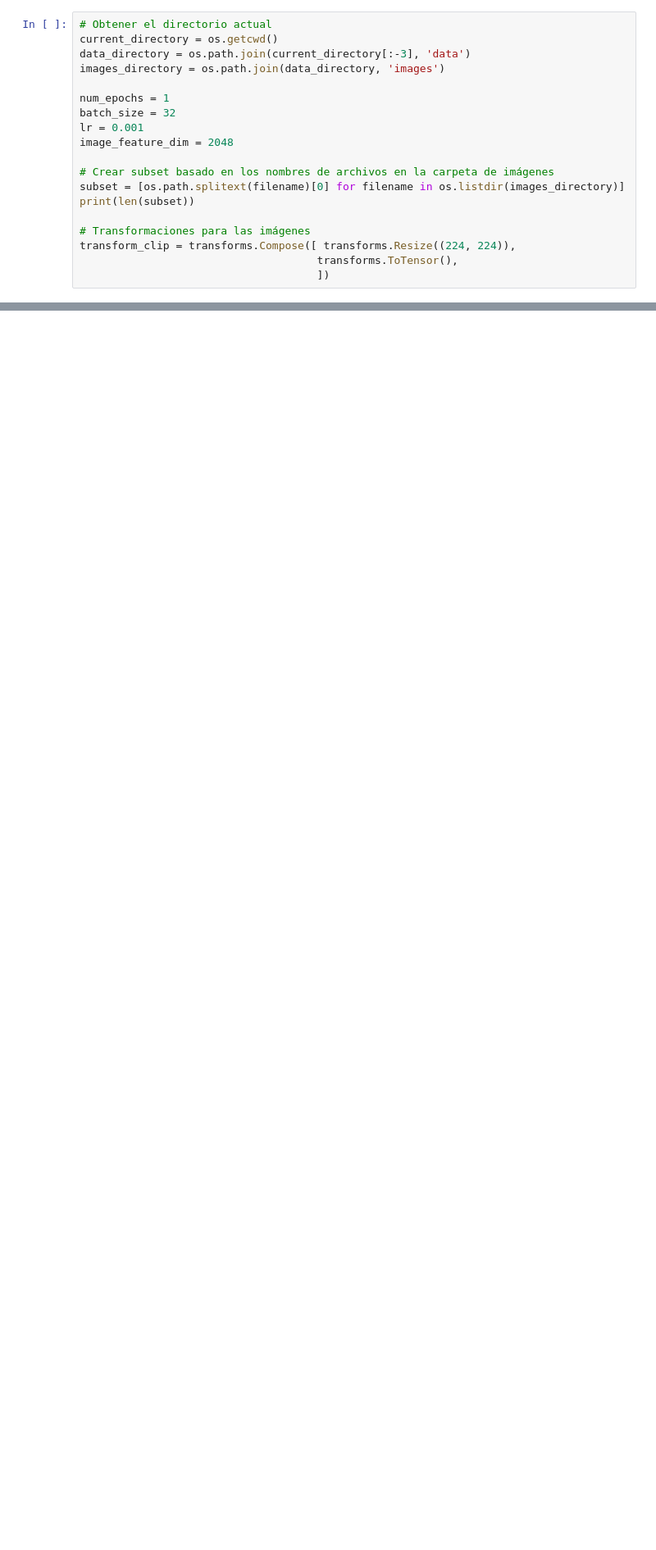
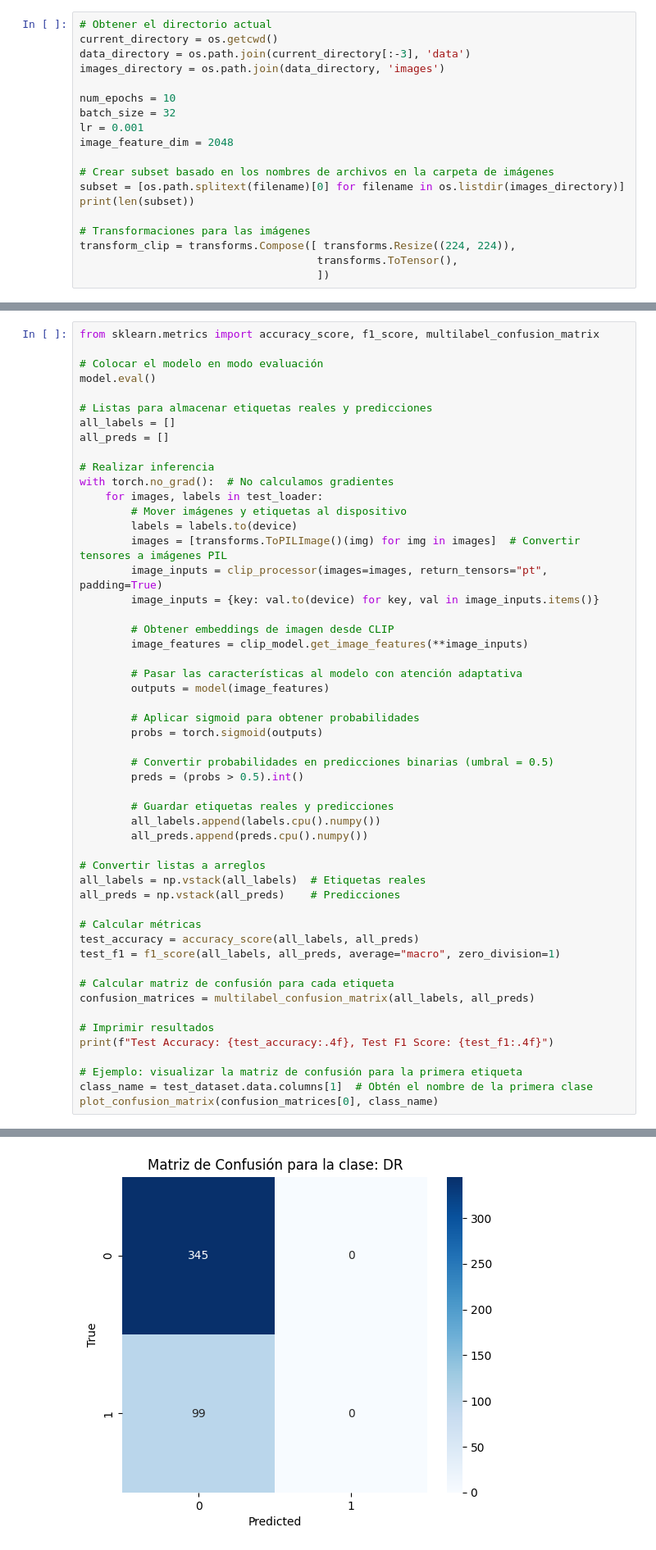
Before and after one commit to nxost/Transformer_AdapAttention, a Jupyter notebook: src/model_clip2.ipynb, the cells around one changed output, grey strips where cells are left out. Shown: that part at 82% size. Drawn from its saved outputs; the diff is of its cells as text; blank space fills up the shorter version.

```diff
--- a/src/model_clip2.ipynb
+++ b/src/model_clip2.ipynb
@@ -54,7 +54,7 @@ current_directory = os.getcwd()
 data_directory = os.path.join(current_directory[:-3], 'data')
 images_directory = os.path.join(data_directory, 'images')
 
-num_epochs = 1
+num_epochs = 10
 batch_size = 32
 lr = 0.001
 image_feature_dim = 2048
@@ -179,2 +235,55 @@ plot_train_val_curve(num_epochs, train_losses, val_losses)
 # %% [markdown]
 ## Inferencia y métricas:
+# %%
+from sklearn.metrics import accuracy_score, f1_score, multilabel_confusion_matrix
+
+# Colocar el modelo en modo evaluación
+model.eval()
+
+# Listas para almacenar etiquetas reales y predicciones
+all_labels = []
+all_preds = []
+
+# Realizar inferencia
+with torch.no_grad():  # No calculamos gradientes
+    for images, labels in test_loader:
+        # Mover imágenes y etiquetas al dispositivo
+        labels = labels.to(device)
+        images = [transforms.ToPILImage()(img) for img in images]  # Convertir tensores a imágenes PIL
+        image_inputs = clip_processor(images=images, return_tensors="pt", padding=True)
+        image_inputs = {key: val.to(device) for key, val in image_inputs.items()}
+
+        # Obtener embeddings de imagen desde CLIP
+        image_features = clip_model.get_image_features(**image_inputs)
+
+        # Pasar las características al modelo con atención adaptativa
+        outputs = model(image_features)
+
+        # Aplicar sigmoid para obtener probabilidades
+        probs = torch.sigmoid(outputs)
+
+        # Convertir probabilidades en predicciones binarias (umbral = 0.5)
+        preds = (probs > 0.5).int()
+
+        # Guardar etiquetas reales y predicciones
+        all_labels.append(labels.cpu().numpy())
+        all_preds.append(preds.cpu().numpy())
+
+# Convertir listas a arreglos
+all_labels = np.vstack(all_labels)  # Etiquetas reales
+all_preds = np.vstack(all_preds)    # Predicciones
+
+# Calcular métricas
+test_accuracy = accuracy_score(all_labels, all_preds)
+test_f1 = f1_score(all_labels, all_preds, average="macro", zero_division=1)
+
+# Calcular matriz de confusión para cada etiqueta
+confusion_matrices = multilabel_confusion_matrix(all_labels, all_preds)
+
+# Imprimir resultados
+print(f"Test Accuracy: {test_accuracy:.4f}, Test F1 Score: {test_f1:.4f}")
+
+# Ejemplo: visualizar la matriz de confusión para la primera etiqueta
+class_name = test_dataset.data.columns[1]  # Obtén el nombre de la primera clase
+plot_confusion_matrix(confusion_matrices[0], class_name)
+# %% [output]
@@ -180,0 +291 @@ plot_train_val_curve(num_epochs, train_losses, val_losses)
+[figure, added]
```
Also changed, not shown: parts of 7 cells of this notebook, 1 other file.
